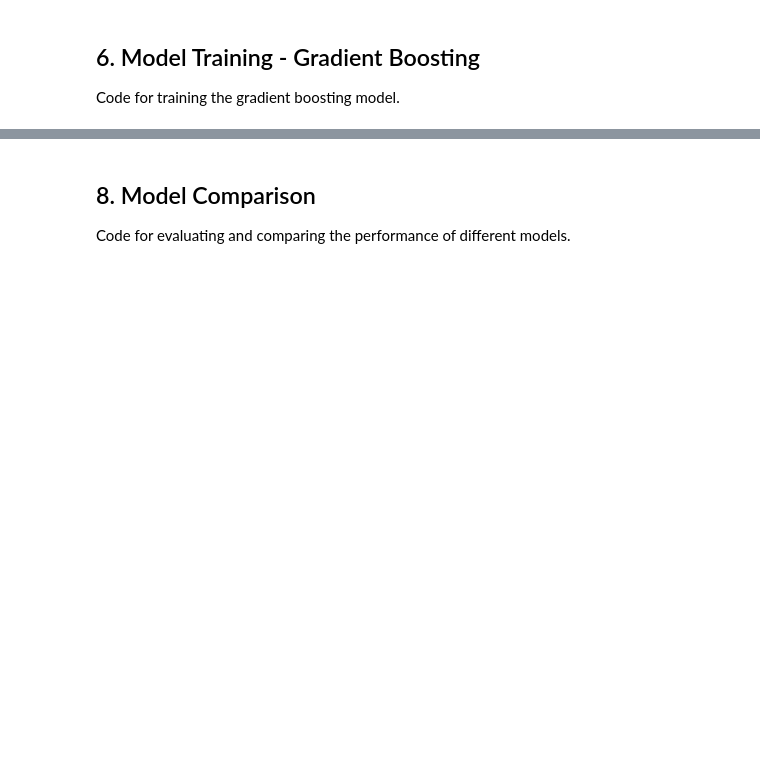
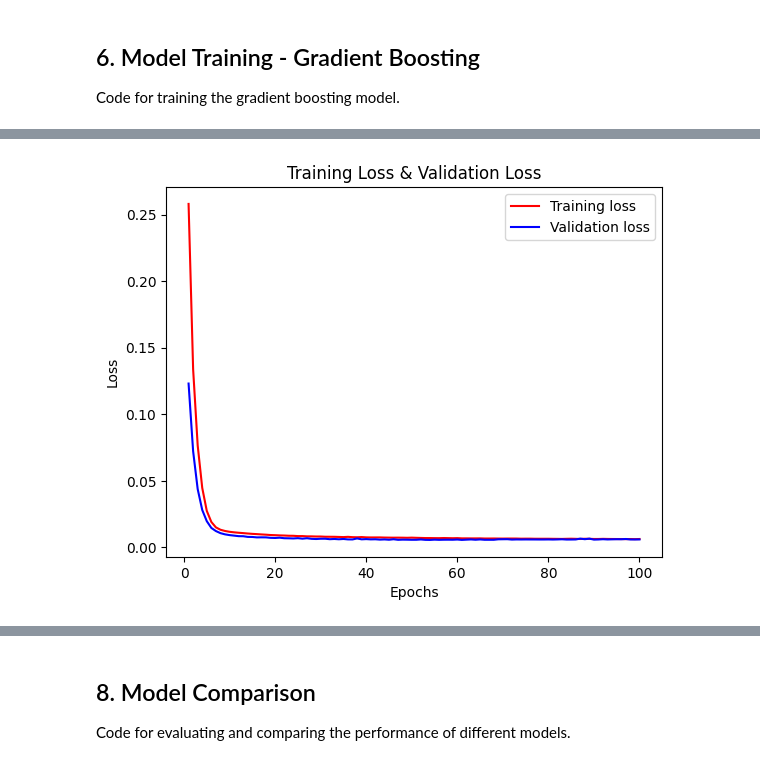
Before and after one commit to max-raney/health_insurance_ml, a Jupyter notebook: models.ipynb, the cells around one changed output, grey strips where cells are left out. Cells and saved outputs as stored; diff of their text form; code cells hidden in the pictures; blank space fills up the shorter version.

Commit message:
Add Neural Net, matched in style to linear regression

```diff
--- a/models.ipynb
+++ b/models.ipynb
@@ -128,0 +138,15 @@ Code for training the neural network model.
+# %%
+# Adapt data for Neural Net
+scaler = MinMaxScaler()
+X_scaled = scaler.fit_transform(X)
+y_scaled = scaler.fit_transform(y.values.reshape(-1, 1))
+
+X_train_nn, X_test_nn, y_train_nn, y_test_nn = train_test_split(X_scaled, y_scaled, test_size=0.2, random_state=42)
+# %%
+# Create and train model
+model = Sequential()
+model.add(Dense(8, activation='relu', input_dim=X_train_nn.shape[1]))
+model.add(Dense(1))
+model.compile(optimizer=Adam(), loss='mse', metrics=['mae'])
+
+history = model.fit(X_train_nn, y_train_nn, epochs=100, batch_size=20, validation_split=0.1)
@@ -128,0 +171,15 @@ Code for training the neural network model.
+# %%
+trainingLoss = history.history['loss']
+validationLoss = history.history['val_loss']
+epochs = range(1, len(trainingLoss) + 1)
+
+plt.figure()
+plt.plot(epochs, trainingLoss, 'r-', label='Training loss')
+plt.plot(epochs, validationLoss, 'b-', label='Validation loss')
+plt.title('Training Loss & Validation Loss')
+plt.xlabel('Epochs')
+plt.ylabel('Loss')
+plt.legend()
+plt.show()
+# %% [output]
+[figure, added]
```
Also changed, not shown: parts of 6 cells of this notebook.
